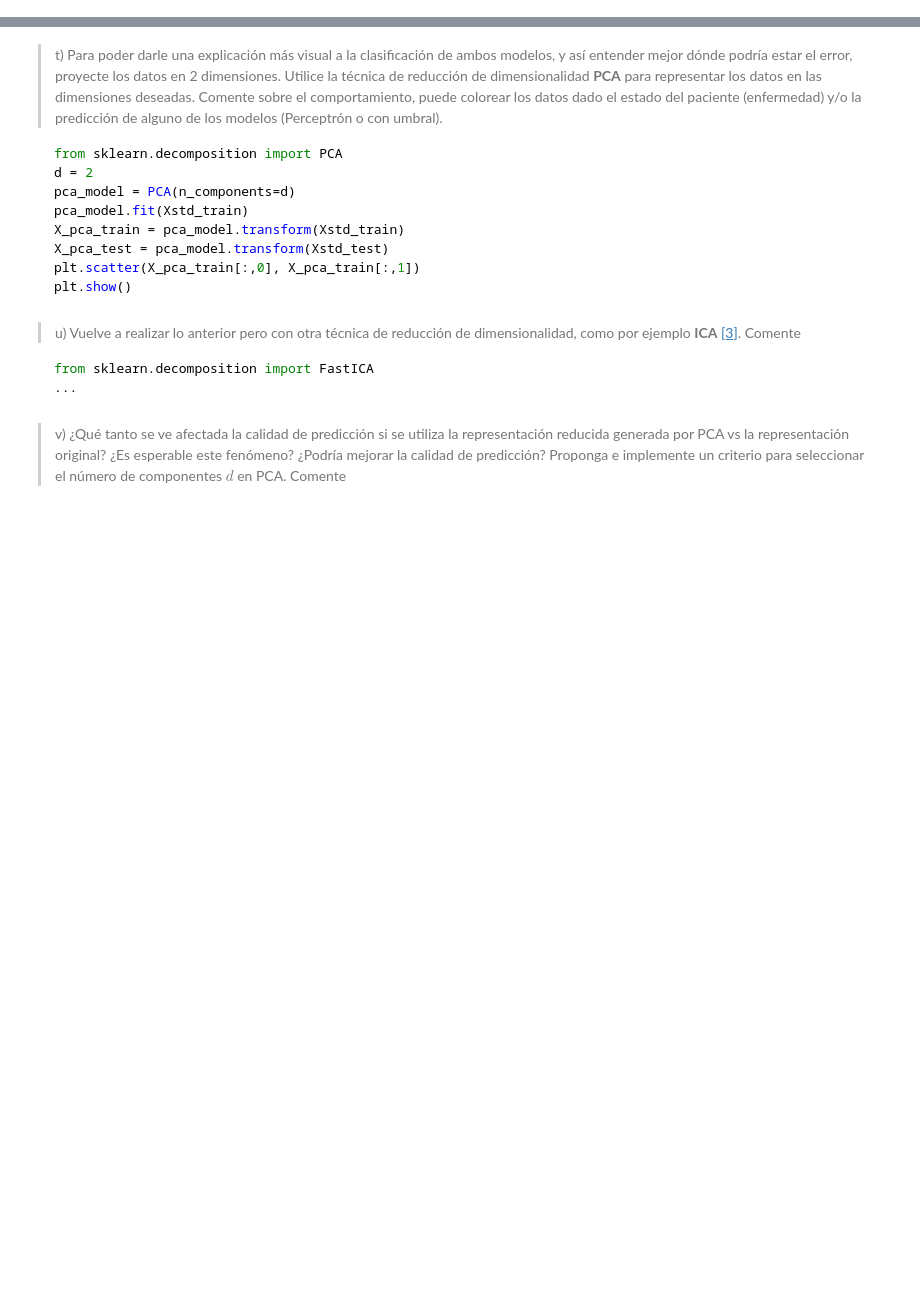
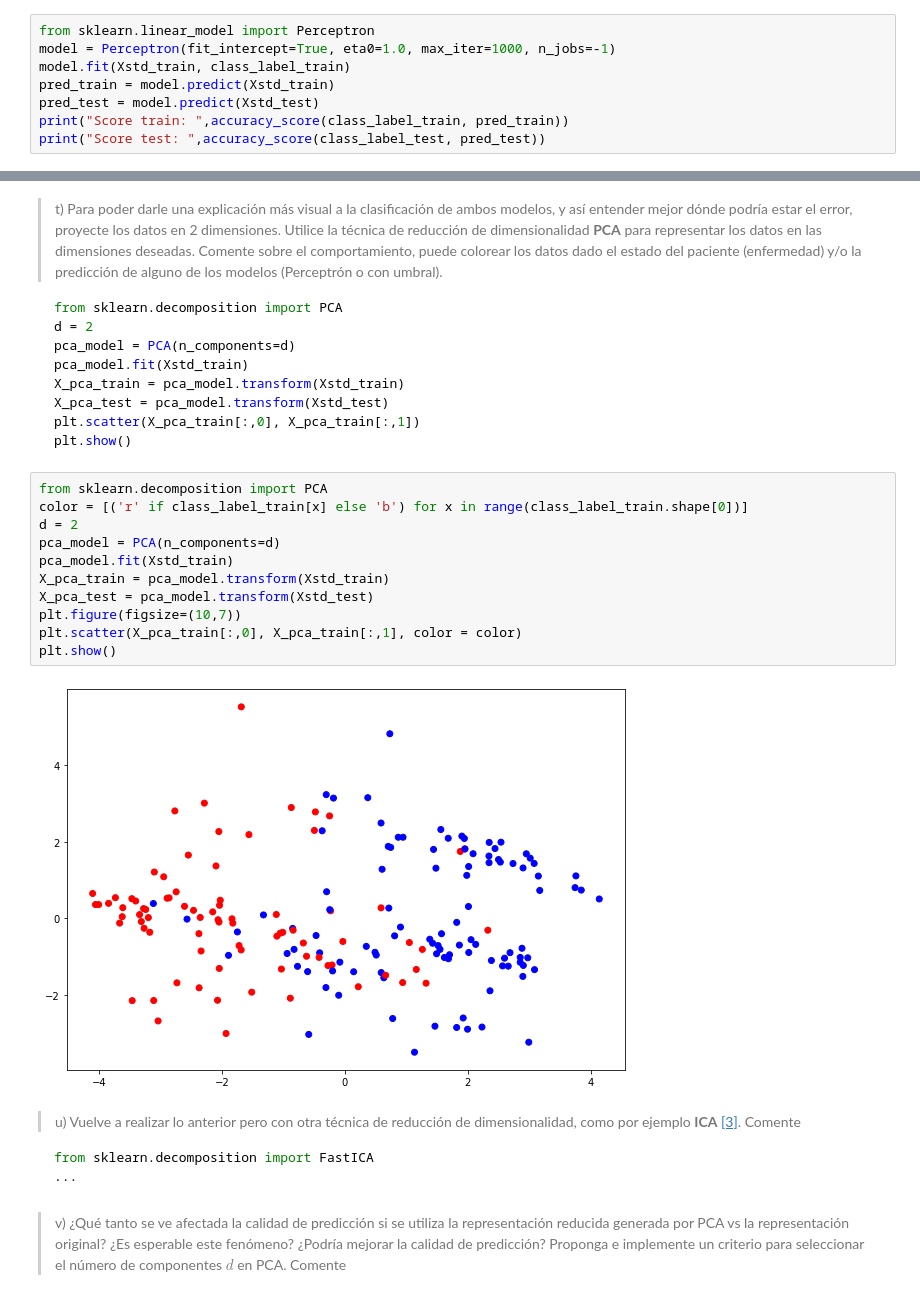
Before and after one commit to jpcastillog/Tarea1ML, a Jupyter notebook: Tarea1ML.ipynb, the cells around one changed output, grey strips where cells are left out. Drawn from its saved outputs; the diff is of its cells as text; blank space fills up the shorter version.

````diff
--- a/Tarea1ML.ipynb
+++ b/Tarea1ML.ipynb
@@ -867,3 +825,11 @@ pred_test = model.predict(Xstd_test)
 print("Score train: ",accuracy_score(class_label_train, pred_train))
 print("Score test: ",accuracy_score(class_label_test, pred_test))
 ```
+# %%
+from sklearn.linear_model import Perceptron
+model = Perceptron(fit_intercept=True, eta0=1.0, max_iter=1000, n_jobs=-1)
+model.fit(Xstd_train, class_label_train)
+pred_train = model.predict(Xstd_train)
+pred_test = model.predict(Xstd_test)
+print("Score train: ",accuracy_score(class_label_train, pred_train))
+print("Score test: ",accuracy_score(class_label_test, pred_test))
@@ -879,6 +851,19 @@ X_pca_test = pca_model.transform(Xstd_test)
 plt.scatter(X_pca_train[:,0], X_pca_train[:,1])
 plt.show()
 ```
+# %%
+from sklearn.decomposition import PCA
+color = [('r' if class_label_train[x] else 'b') for x in range(class_label_train.shape[0])]
+d = 2
+pca_model = PCA(n_components=d)
+pca_model.fit(Xstd_train)
+X_pca_train = pca_model.transform(Xstd_train)
+X_pca_test = pca_model.transform(Xstd_test)
+plt.figure(figsize=(10,7))
+plt.scatter(X_pca_train[:,0], X_pca_train[:,1], color = color)
+plt.show()
+# %% [output]
+[figure, added]
 # %% [markdown]
 > u) Vuelve a realizar lo anterior pero con otra técnica de reducción de dimensionalidad, como por ejemplo **ICA** [[3]](#refs). Comente
 ```python
````
Also changed, not shown: parts of 24 cells of this notebook, 1 other file.
